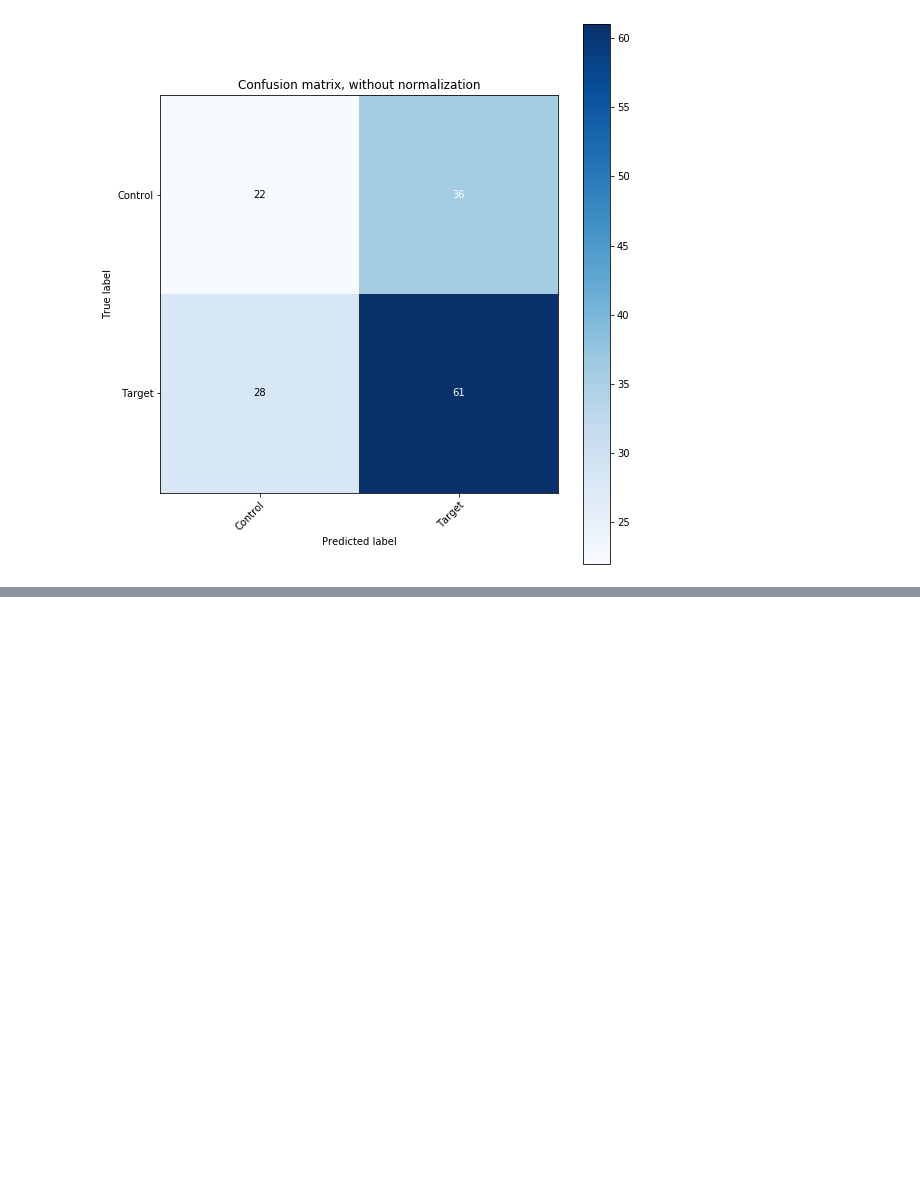
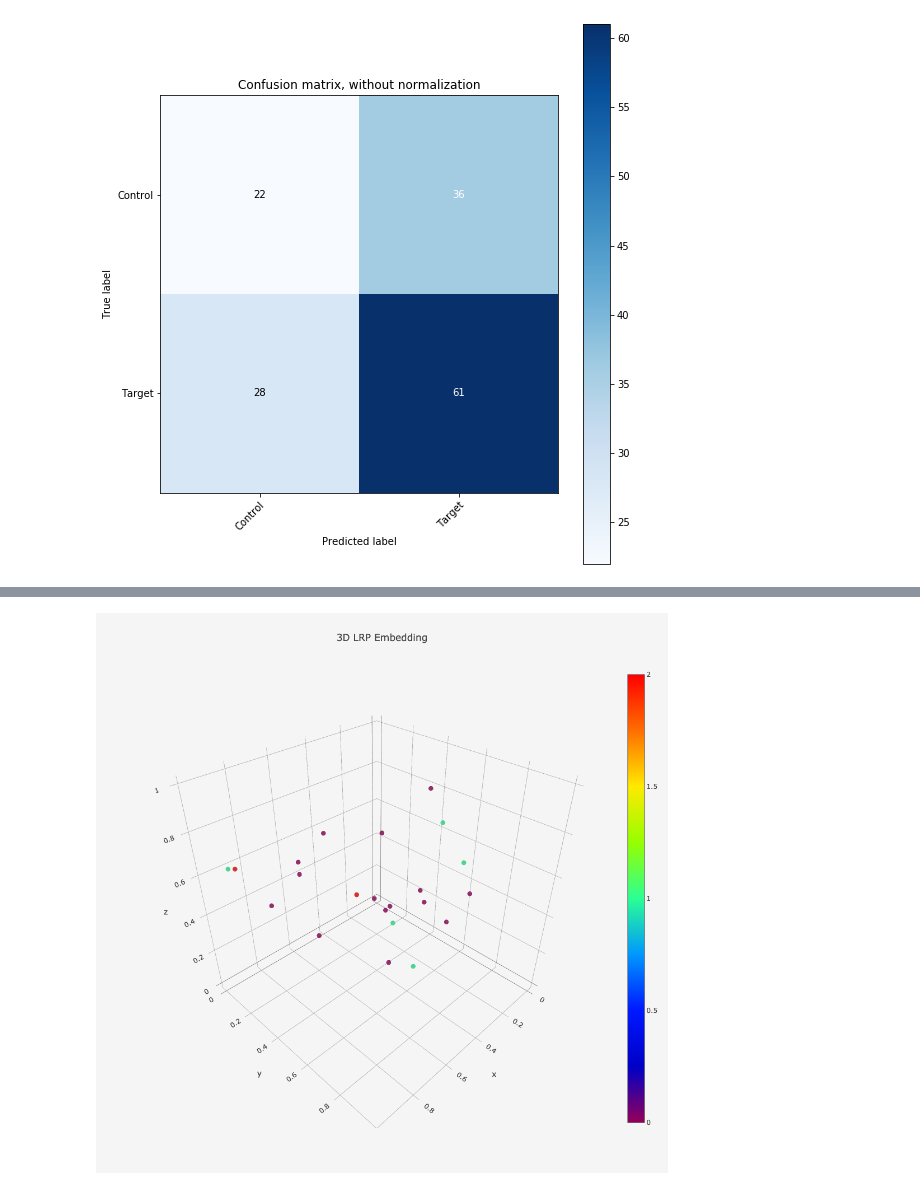
Before and after one commit to ahsanMah/interpretDL, a Jupyter notebook: ASD/HR+LRP.ipynb, the cells around one changed output, grey strips where cells are left out. Saved outputs shown, nothing was run; the diff lists cells and outputs as text; code cells hidden in the pictures; blank space fills up the shorter version.

```diff
--- a/ASD/HR+LRP.ipynb
+++ b/ASD/HR+LRP.ipynb
@@ -457,0 +460,14 @@ norm_pred.T.plot(kind="bar", figsize=(16,8), grid=True, title="Predictions")
+# %%
+from sklearn.preprocessing import MinMaxScaler
+reducer = umap.UMAP(random_state=42,
+                    n_components = 10,
+                    n_neighbors=5,
+                    min_dist=0)
+
+pipeline.reducer_pipeline = Pipeline([
+            ("umap", reducer),
+            ("scaler",  MinMaxScaler())
+        ])
+
+_, correct_pred_idxs = pipeline.train_clusterer(plot=False, class_label = 0)
+print("Clusters Found:", max(pipeline.clusterer.labels_)+1)
@@ -457,0 +484,7 @@ norm_pred.T.plot(kind="bar", figsize=(16,8), grid=True, title="Predictions")
+# %%
+_correct=analysis_labels.loc[reindexed_labels[correct_idxs].index]
+correct_HR = _correct[_correct["Risk"]=="HR"]
+# %%
+plot_3d_lrp(pipeline.training_lrp, colors=enc.transform(correct_HR)[:,0], labels=correct_HR["ASD_DX_group"])
+# %% [output]
+[figure, added]
```
Also changed, not shown: parts of 8 cells of this notebook.
